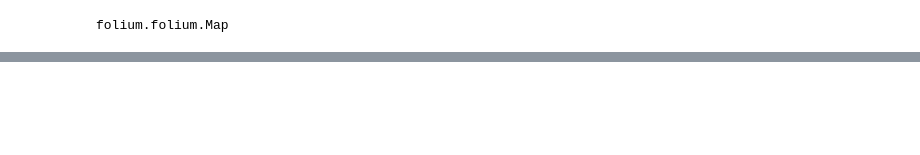
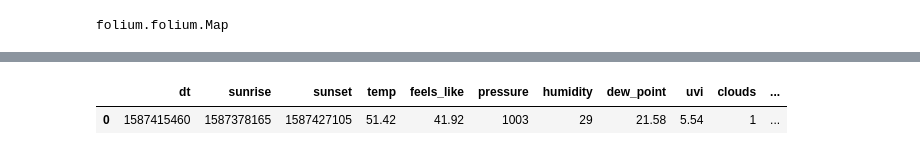
Before and after one commit to optimatorlab/veroviz, a Jupyter notebook: Untitled4.ipynb, the cells around one changed output, grey strips where cells are left out. Cells and saved outputs as stored; diff of their text form; code cells hidden in the pictures; blank space fills up the shorter version.

```diff
--- a/Untitled4.ipynb
+++ b/Untitled4.ipynb
@@ -136,0 +376,29 @@ myMap
+# %%
+data = {
+	'dt': 1587415460,
+	'sunrise': 1587378165,
+	'sunset': 1587427105,
+	'temp': 51.42,
+	'feels_like': 41.92,
+	'pressure': 1003,
+	'humidity': 29,
+	'dew_point': 21.58,
+	'uvi': 5.54,
+	'clouds': 1,
+	'visibility': 16093,
+	'wind_speed': 8.05,
+	'wind_deg': 260,
+	'weather': [
+		{
+		'id': 800,
+		'main': 'Clear',
+		'description': 'clear sky',
+		'icon': '01d'
+		}
+	]
+}
+# %%
+pd.DataFrame(data)
+# %% [output]
+|  | dt | sunrise | sunset | temp | feels_like | pressure | humidity | dew_point | uvi | clouds | ... |
+| 0 | 1587415460 | 1587378165 | 1587427105 | 51.42 | 41.92 | 1003 | 29 | 21.58 | 5.54 | 1 | ... |
```
Also changed, not shown: parts of 26 cells of this notebook, 12 other files.
